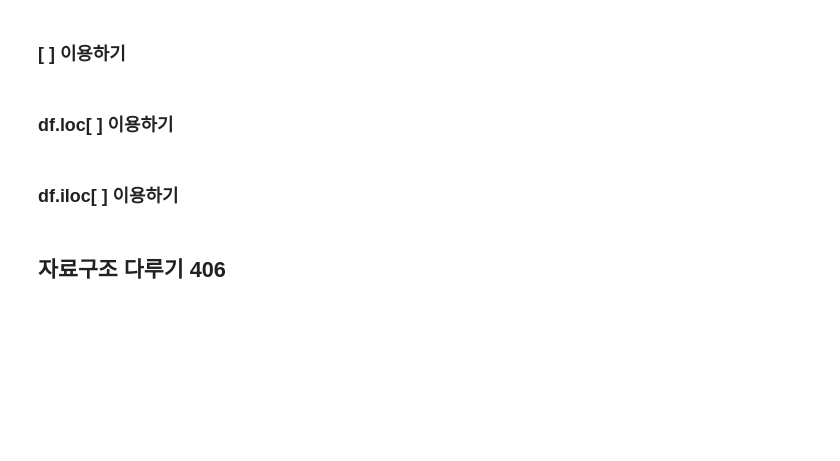
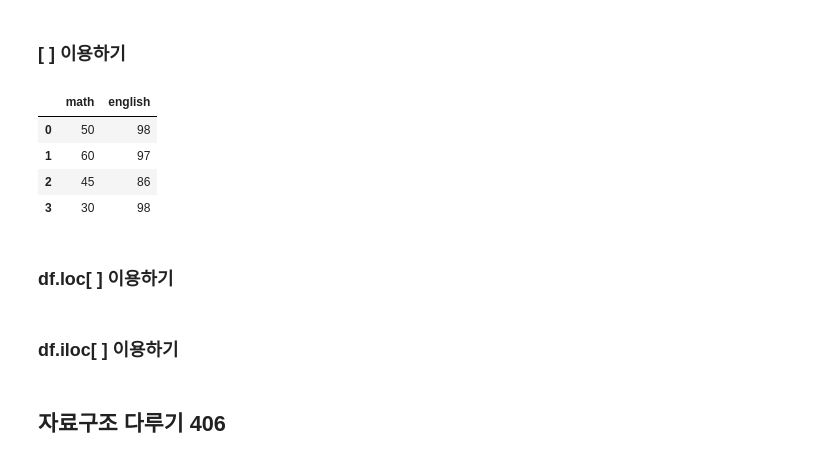
Before and after one commit to seon0415/weit, a Jupyter notebook: 위아이티0213.ipynb, the cells around one changed output. Drawn from its saved outputs; the diff is of its cells as text; code cells hidden in the pictures; blank space fills up the shorter version.

```diff
--- a/위아이티0213.ipynb
+++ b/위아이티0213.ipynb
@@ -1791,4 +1795,29 @@ metrics.f1_score(y_true=df_test['income'],   #실제값
 # %% [markdown]
 ### **[ ] 이용하기**
+# %%
+import pandas as pd
+df_raw=pd.read_csv('exam.csv')
+df=df_raw.head(10)
+
+#true, false 확인
+df['nclass']==1
+    #query는 변수명에는 따옴표를 입력안함
+
+#행추출
+df[df['nclass']==1]
+df[(df['math']==80)|(df['english']>60)]
+
+#열추출
+df['nclass']           #시리즈로 추출
+df[['id', 'nclass']]   #데이터프레임으로 추출
+
+#조건을 충족하는 행에서 열 추출하기
+df[df['nclass']==1][['math', 'english']]
+# %% [output]
+|  | math | english |
+| 0 | 50 | 98 |
+| 1 | 60 | 97 |
+| 2 | 45 | 86 |
+| 3 | 30 | 98 |
 # %% [markdown]
 ### **df.loc[ ] 이용하기**
```
Also changed, not shown: parts of 15 cells of this notebook.
